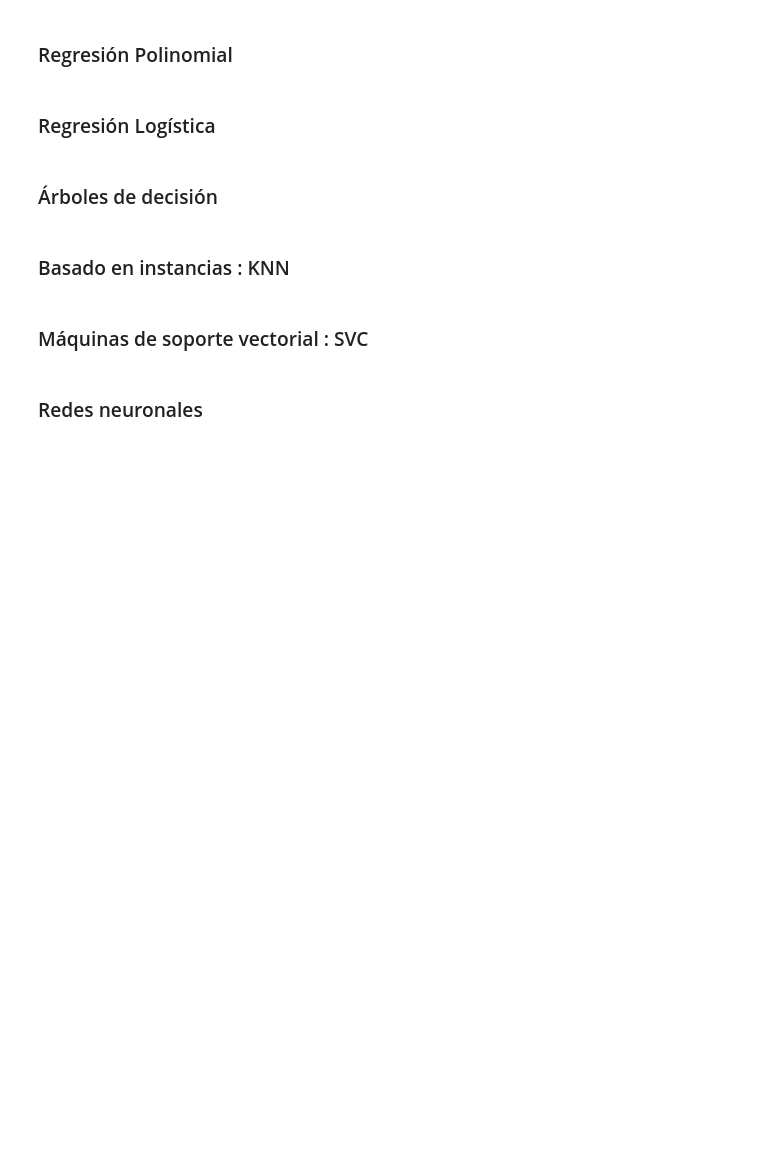
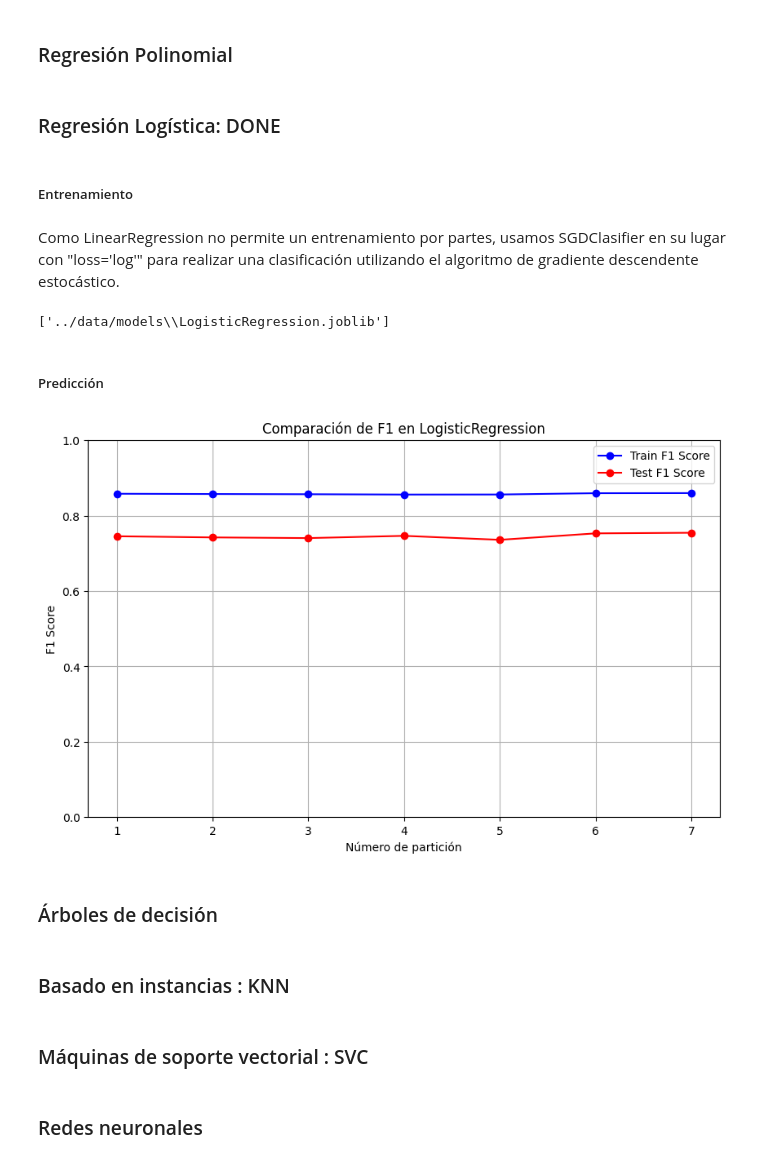
Before and after one commit to kliniik/Practica_AAI_1, a Jupyter notebook: supervised.ipynb, the cells around one changed output. Cells and saved outputs as stored; diff of their text form; code cells hidden in the pictures; blank space fills up the shorter version.

```diff
--- a/supervised.ipynb
+++ b/supervised.ipynb
@@ -99,5 +194,9 @@ polynomial_model = Pipeline([
 # Evaluamos y guardamos el resultado
 results_dict['PolynomialRegression'] = evaluate_model(X_train, X_test, y_train, y_test, polynomial_model, 'PolynomialRegression')
 # %% [markdown]
-### Regresión Logística
+### Regresión Logística: DONE
+# %% [markdown]
+##### Entrenamiento
+# %% [markdown]
+Como LinearRegression no permite un entrenamiento por partes, usamos SGDClasifier en su lugar con "loss='log'" para realizar una clasificación utilizando el algoritmo de gradiente descendente estocástico.
 # %%
@@ -123,0 +211,8 @@ results_dict['LogisticRegression'] = evaluate_model(X_train, X_test, y_train, y_
+# %%
+dir = "../data/models"
+model_path = os.path.join(dir, "LogisticRegression.joblib")
+joblib.dump(model, model_path)
+# %% [output]
+['../data/models\\LogisticRegression.joblib']
+# %% [markdown]
+##### Predicción
@@ -124,3 +224,7 @@ results_dict['LogisticRegression'] = evaluate_model(X_train, X_test, y_train, y_
+# %%
+plot_results('LogisticRegression')
+# %% [output]
+[figure, added]
 # %% [markdown]
 ### Árboles de decisión
 # %%
```
Also changed, not shown: parts of 26 cells of this notebook, 8 other files.
